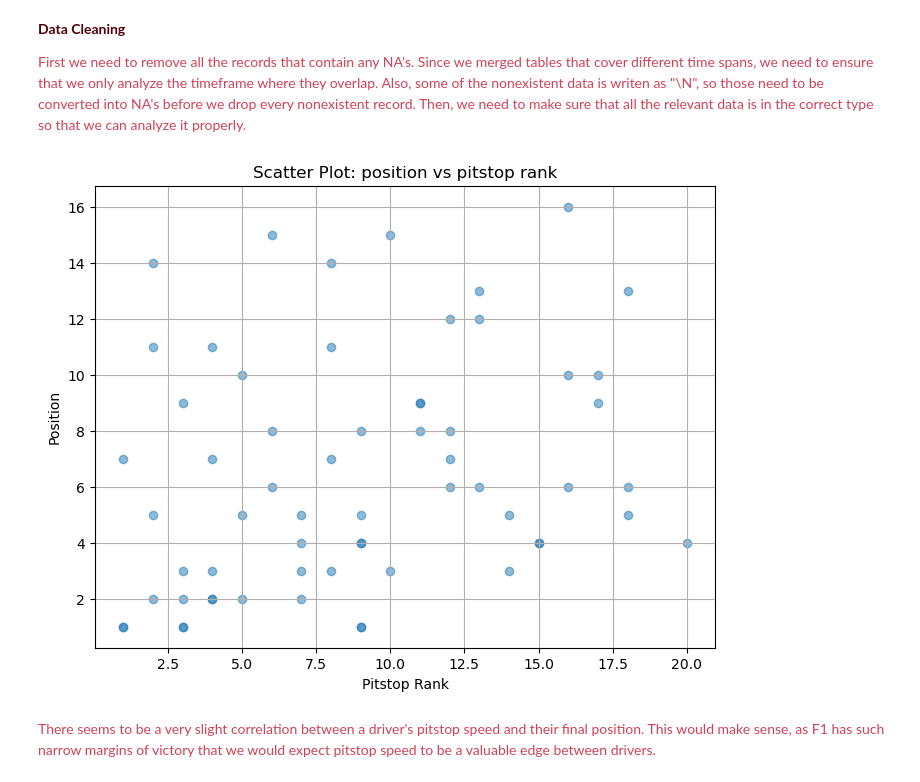
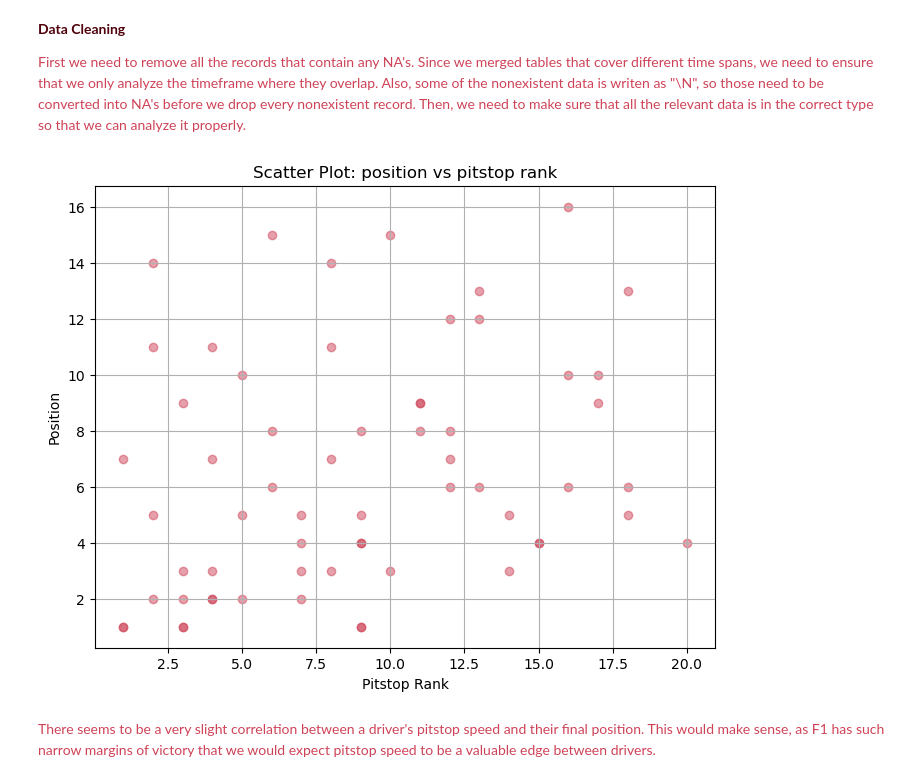
Before and after one commit to romeouni/qtm151_fall_2023, a Jupyter notebook: final_project/final_project.ipynb, the cells around one changed output. Saved outputs shown, nothing was run; the diff lists cells and outputs as text; code cells hidden in the pictures.

```diff
--- a/final_project/final_project.ipynb
+++ b/final_project/final_project.ipynb
@@ -96,14 +79,14 @@ data = data.dropna()
 # %%
 # Scatter plot for 'avg_pitstop_ms' and 'milliseconds'
 plt.figure(figsize=(8, 6))
-plt.scatter(y = data['positionOrder'], x = data['positionOrder_pit'], alpha=0.5)
+plt.scatter(y = data['positionOrder'], x = data['positionOrder_pit'], alpha=0.5, c = "#CE4257")
 plt.xlabel('Pitstop Rank')
 plt.ylabel('Position')
 plt.title('Scatter Plot: position vs pitstop rank')
 plt.grid(True)
 plt.show()
 # %% [output]
-[figure, old version]
+[figure, new version]
 # %% [markdown]
 <p style="color:#CE4257">There seems to be a very slight correlation between a driver's pitstop speed and their final position. This would make sense, as F1 has such narrow margins of victory that we would expect pitstop speed to be a valuable edge between drivers.</p>
 # %%
```
Also changed, not shown: parts of 4 cells of this notebook.
